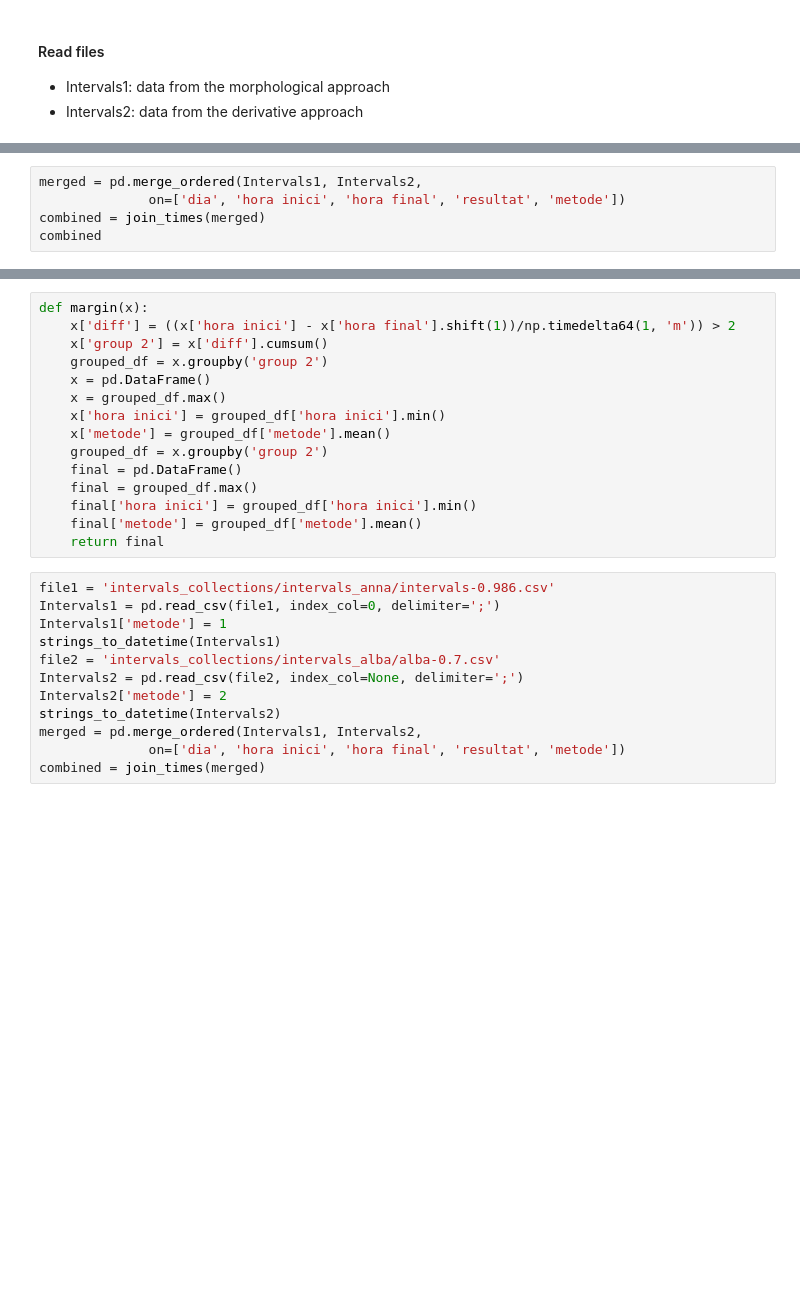
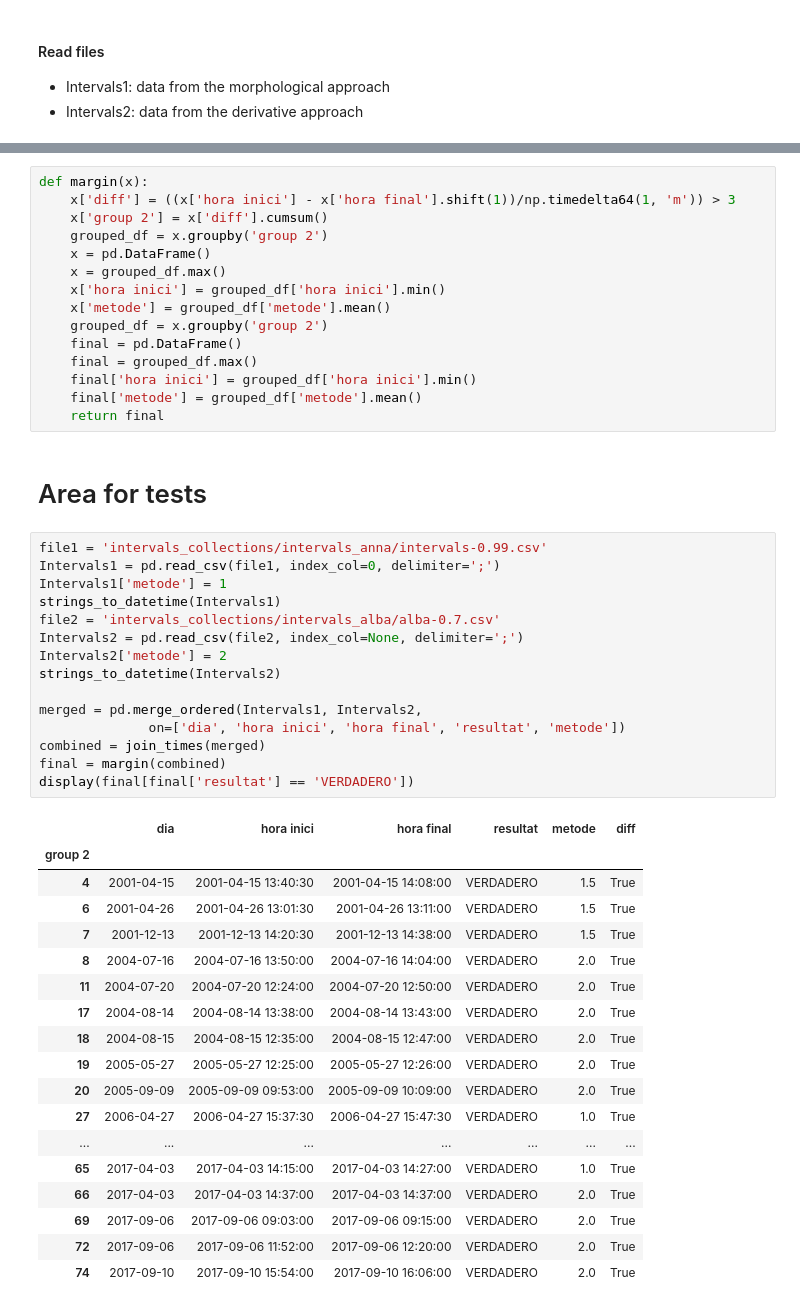
Before and after one commit to sunsun5/ObsEBR, a Jupyter notebook: combined_tests.ipynb, the cells around one changed output, grey strips where cells are left out. Cells and saved outputs as stored; diff of their text form; blank space fills up the shorter version.

```diff
--- a/combined_tests.ipynb
+++ b/combined_tests.ipynb
@@ -194,5 +22,0 @@ Join the two sets of data and create a DataFrame with merged overlapping interva
-# %%
-merged = pd.merge_ordered(Intervals1, Intervals2,
-              on=['dia', 'hora inici', 'hora final', 'resultat', 'metode'])
-combined = join_times(merged)
-combined
@@ -279,6 +115,6 @@ combined
 # %%
 def margin(x):
-    x['diff'] = ((x['hora inici'] - x['hora final'].shift(1))/np.timedelta64(1, 'm')) > 2
+    x['diff'] = ((x['hora inici'] - x['hora final'].shift(1))/np.timedelta64(1, 'm')) > 3
     x['group 2'] = x['diff'].cumsum()
     grouped_df = x.groupby('group 2')
     x = pd.DataFrame()
@@ -291,15 +127,39 @@ def margin(x):
     final['hora inici'] = grouped_df['hora inici'].min()
     final['metode'] = grouped_df['metode'].mean()
     return final
+# %% [markdown]
+# Area for tests
 # %%
-file1 = 'intervals_collections/intervals_anna/intervals-0.986.csv'
+file1 = 'intervals_collections/intervals_anna/intervals-0.99.csv'
 Intervals1 = pd.read_csv(file1, index_col=0, delimiter=';')
 Intervals1['metode'] = 1
 strings_to_datetime(Intervals1)
 file2 = 'intervals_collections/intervals_alba/alba-0.7.csv'
 Intervals2 = pd.read_csv(file2, index_col=None, delimiter=';')
 Intervals2['metode'] = 2
 strings_to_datetime(Intervals2)
+
 merged = pd.merge_ordered(Intervals1, Intervals2,
               on=['dia', 'hora inici', 'hora final', 'resultat', 'metode'])
 combined = join_times(merged)
+final = margin(combined)
+display(final[final['resultat'] == 'VERDADERO'])
+# %% [output]
+|  | dia | hora inici | hora final | resultat | metode | diff |
+| group 2 |  |  |  |  |  |  |
+| 4 | 2001-04-15 | 2001-04-15 13:40:30 | 2001-04-15 14:08:00 | VERDADERO | 1.5 | True |
+| 6 | 2001-04-26 | 2001-04-26 13:01:30 | 2001-04-26 13:11:00 | VERDADERO | 1.5 | True |
+| 7 | 2001-12-13 | 2001-12-13 14:20:30 | 2001-12-13 14:38:00 | VERDADERO | 1.5 | True |
+| 8 | 2004-07-16 | 2004-07-16 13:50:00 | 2004-07-16 14:04:00 | VERDADERO | 2.0 | True |
+| 11 | 2004-07-20 | 2004-07-20 12:24:00 | 2004-07-20 12:50:00 | VERDADERO | 2.0 | True |
+| 17 | 2004-08-14 | 2004-08-14 13:38:00 | 2004-08-14 13:43:00 | VERDADERO | 2.0 | True |
+| 18 | 2004-08-15 | 2004-08-15 12:35:00 | 2004-08-15 12:47:00 | VERDADERO | 2.0 | True |
+| 19 | 2005-05-27 | 2005-05-27 12:25:00 | 2005-05-27 12:26:00 | VERDADERO | 2.0 | True |
+| 20 | 2005-09-09 | 2005-09-09 09:53:00 | 2005-09-09 10:09:00 | VERDADERO | 2.0 | True |
+| 27 | 2006-04-27 | 2006-04-27 15:37:30 | 2006-04-27 15:47:30 | VERDADERO | 1.0 | True |
+| ... | ... | ... | ... | ... | ... | ... |
+| 65 | 2017-04-03 | 2017-04-03 14:15:00 | 2017-04-03 14:27:00 | VERDADERO | 1.0 | True |
+| 66 | 2017-04-03 | 2017-04-03 14:37:00 | 2017-04-03 14:37:00 | VERDADERO | 2.0 | True |
+| 69 | 2017-09-06 | 2017-09-06 09:03:00 | 2017-09-06 09:15:00 | VERDADERO | 2.0 | True |
+| 72 | 2017-09-06 | 2017-09-06 11:52:00 | 2017-09-06 12:20:00 | VERDADERO | 2.0 | True |
+| 74 | 2017-09-10 | 2017-09-10 15:54:00 | 2017-09-10 16:06:00 | VERDADERO | 2.0 | True |
```
Also changed, not shown: parts of 19 cells of this notebook, 5 other files.
